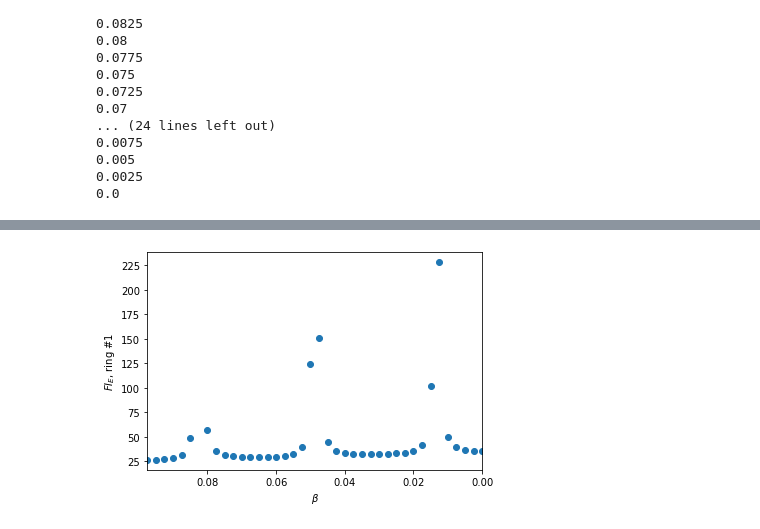
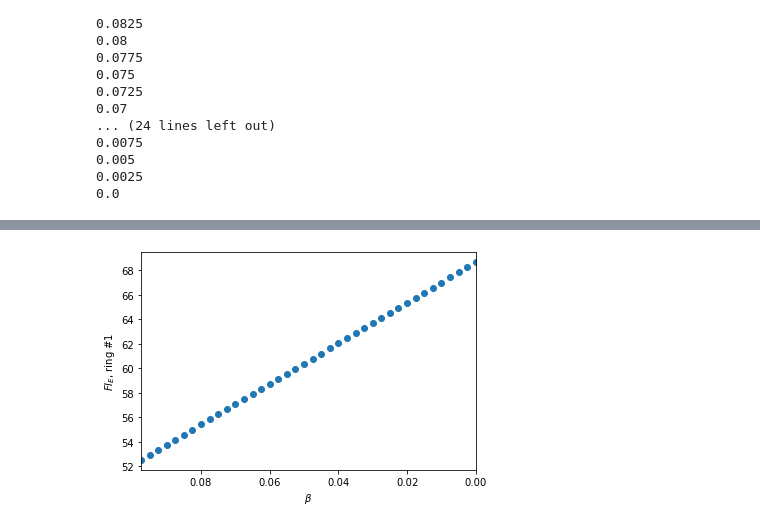
Before and after one commit to alexnegron/SCGB-Fellowship, a Jupyter notebook: Two ring model - independent variability.ipynb, the cells around one changed output, grey strips where cells are left out. Drawn from its saved outputs; the diff is of its cells as text; code cells hidden in the pictures.

```diff
--- a/Two ring model - independent variability.ipynb
+++ b/Two ring model - independent variability.ipynb
@@ -136,8 +142,10 @@ def calculate_cov(f, N, r_ss, W, c_ne, c_ni, tau_n):
     ])
 
     xs = np.arange(-20000,20000)
-    df = interpolate.InterpolatedUnivariateSpline(xs, np.diff(f(0.04, 2, xs), prepend=0))
-    L = np.diagflat(df(c*h + (sgn*W)@r_ss))
+    #df = interpolate.InterpolatedUnivariateSpline(xs, np.diff(f(0.04, 2, xs), prepend=0))
+    #L = np.diagflat(df(c*h + (sgn*W)@r_ss))
+    L = np.diagflat(derivative(f, c*h + (sgn*W)@r_ss, dx=1e-6, n=1))
+
 
     LW = L@W
     Eye = np.eye(4*N)
@@ -160,7 +168,7 @@ def calculate_cov(f, N, r_ss, W, c_ne, c_ni, tau_n):
     return Sigma
 # %%
 r_ss, r_n, R_ss, R_n, W, xs, ts, c, h = two_ring_model(t0=0,
-                                             T=500,
+                                             T=250,
                                              dt=0.1,
                                              phi=45,
                                              N=180,
@@ -169,12 +177,17 @@ r_ss, r_n, R_ss, R_n, W, xs, ts, c, h = two_ring_model(t0=0,
                                              tau_n = 1,
                                              c_ne=1,
                                              c_ni=1,
+
+                                             B = 0,
+
                                              J_EE=0.044,
-                                             J_II=0.018,
-                                             J_EI=0.023,
+                                             J_II=0.017,
+                                             J_EI=0.020,
                                              J_IE=0.042,
+
                                              sigma_ori=32,
-                                             sigma_FF=30,
+                                             sigma_FF=50,
+
                                              k=0.04,
                                              n=2.0,
                                              c=40,
@@ -204,7 +222,7 @@ plt.show()
 # %% [output]
 [figure]
 # %%
-Sigma = calculate_cov(f=f, N=180, r_ss=r_ss, W=W, c_ne=1, c_ni=1, tau_n=1)
+Sigma = calculate_cov(f=xfer_func, N=180, r_ss=r_ss, W=W, c_ne=1, c_ni=1, tau_n=1)
 # %%
 plt.imshow(Sigma - np.diagflat(np.diag(Sigma)))
 plt.colorbar()
@@ -281,7 +303,7 @@ FI_E2 = []
 for b in betas:
     print(b)
     r_ss, r_n, R_ss, R_n, W, xs, ts, c, h = two_ring_model(t0=0,
-                                             T=500,
+                                             T=250,
                                              dt=0.1,
                                              phi=45,
                                              N=180,
@@ -290,12 +312,17 @@ for b in betas:
                                              tau_n = 1,
                                              c_ne=1,
                                              c_ni=1,
+
+                                             B = 0,
+
                                              J_EE=0.044,
-                                             J_II=0.018,
-                                             J_EI=0.023,
+                                             J_II=0.017,
+                                             J_EI=0.020,
                                              J_IE=0.042,
+
                                              sigma_ori=32,
-                                             sigma_FF=30,
+                                             sigma_FF=50,
+
                                              k=0.04,
                                              n=2.0,
                                              c=40,
@@ -303,7 +330,7 @@ for b in betas:
                                              a=0,
                                              b=b)
 
-    Sigma = calculate_cov(f=f, N=180, r_ss=r_ss, W=W, c_ne=1, c_ni=1, tau_n=1)
+    Sigma = calculate_cov(f=xfer_func, N=180, r_ss=r_ss, W=W, c_ne=1, c_ni=1, tau_n=1)
     N = 180
 
     Sigma1_E = Sigma[:N, :N]
@@ -364,8 +391,8 @@ FI_E1
 # %%
-plt.scatter(np.delete(betas, [6]), np.delete(FI_E1, [6]))
+plt.scatter(betas, FI_E1)
 plt.xlabel(r'$\beta$')
 plt.ylabel('$FI_E$, ring #1')
 plt.xlim(max(betas),min(betas))
 plt.show()
 # %% [output]
-[figure, old version]
+[figure, new version]
```
Also changed, not shown: parts of 11 cells of this notebook.
